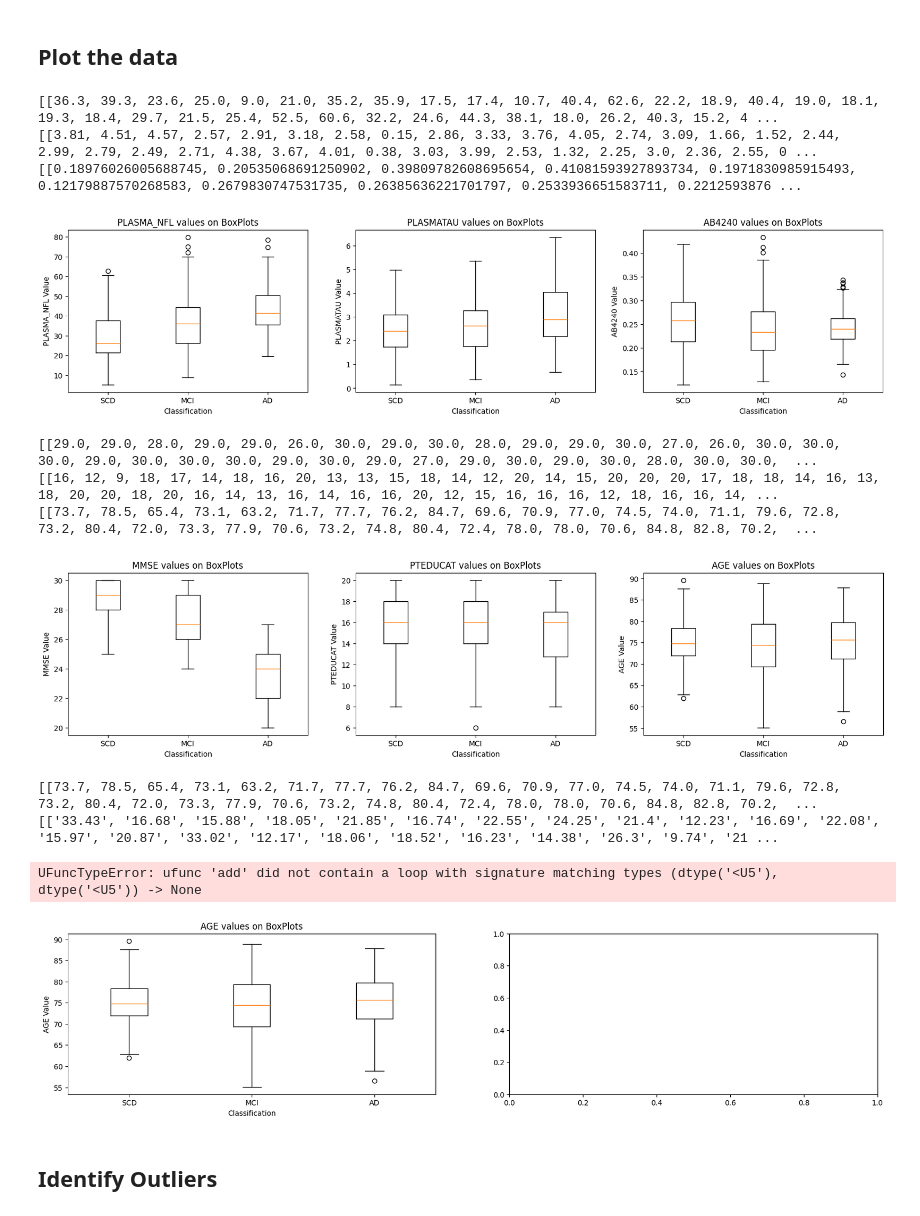
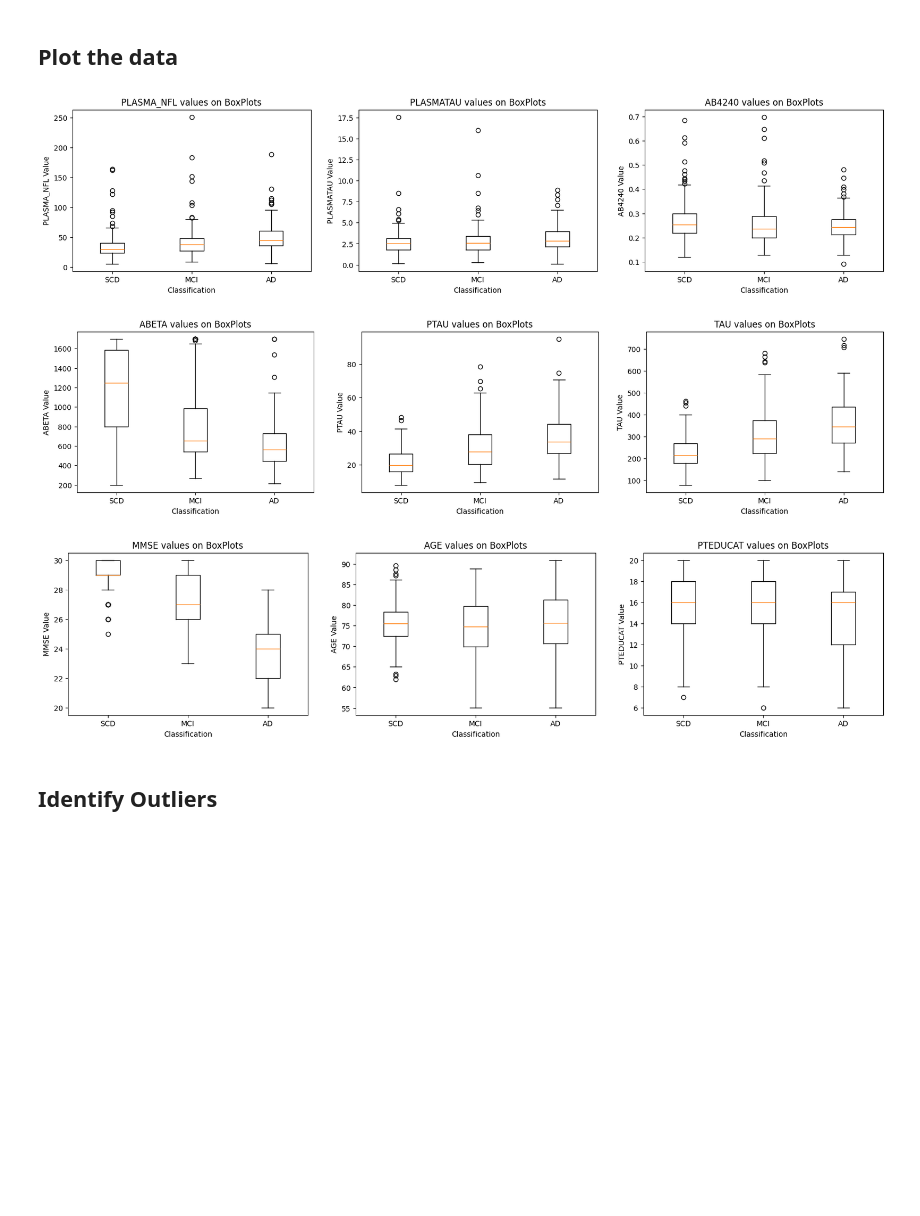
Before and after one commit to danielmakin/NoMoreAlzheimersDisease, a Jupyter notebook: PreProcessingFiles/PreProcessing.ipynb, the cells around one changed output. Saved outputs shown, nothing was run; the diff lists cells and outputs as text; code cells hidden in the pictures; blank space fills up the shorter version.

```diff
--- a/PreProcessingFiles/PreProcessing.ipynb
+++ b/PreProcessingFiles/PreProcessing.ipynb
@@ -11,13 +11,12 @@ fields_needed = ['RID', 'VISCODE', 'PLASMA_NFL', 'PLASMATAU', 'AB42', 'AB40'] #
 abvals = ['AB42', 'AB40']
 
 display1 = ['PLASMA_NFL', 'PLASMATAU', 'AB4240'] # These should be the biomarker values
-display2 = ['MMSE', 'PTEDUCAT', 'AGE'] # This should be the Non-Blood values, such as MMSE etc.
+display2 = ['ABETA', 'PTAU', 'TAU'] # This should be the Non-Blood values, such as MMSE etc.
+display3 = ['MMSE', 'AGE', 'PTEDUCAT']
 
 output_file_path = "File1/"
 
 # Pre-Split Training and Testing (Ensure Dist. of classes)
-# Take SMOTE Out
-# ADD Other Biomarkers
 # %%
 #TODO: Deal with NULL values
 %reload_ext autoreload
@@ -48,6 +46,6 @@ preprocessor.df
 | 523 | 1423 | bl | 35.3 | 2.77 | 0.171963 |
 524 rows × 5 columns
 # %%
-preprocessor.add_adni_merge_data(['RID', 'VISCODE', 'DX', 'PLASMA_NFL', 'PLASMATAU', 'AB4240', 'MMSE', 'PTEDUCAT', 'AGE', 'PTAU', 'TAU'])
+preprocessor.add_adni_merge_data(['RID', 'VISCODE', 'DX', 'PLASMA_NFL', 'PLASMATAU', 'AB4240', 'MMSE', 'AGE', 'PTEDUCAT', 'PTAU', 'TAU', 'PTGENDER', 'ABETA'])
 preprocessor.df
 # %% [output]
@@ -89,23 +87,14 @@ preprocessor.df
 # %%
 from PreProcessingPy import visual_display
 vd = visual_display(preprocessor.df)
 
 vd.display(display1)
 vd.display(display2)
-vd.display(['TAU', 'PTAU'])
+vd.display(display3)
 # %% [output]
-[[36.3, 39.3, 23.6, 25.0, 9.0, 21.0, 35.2, 35.9, 17.5, 17.4, 10.7, 40.4, 62.6, 22.2, 18.9, 40.4, 19.0, 18.1, 19.3, 18.4, 29.7, 21.5, 25.4, 52.5, 60.6, 32.2, 24.6, 44.3, 38.1, 18.0, 26.2, 40.3, 15.2, 4 ...
-[[3.81, 4.51, 4.57, 2.57, 2.91, 3.18, 2.58, 0.15, 2.86, 3.33, 3.76, 4.05, 2.74, 3.09, 1.66, 1.52, 2.44, 2.99, 2.79, 2.49, 2.71, 4.38, 3.67, 4.01, 0.38, 3.03, 3.99, 2.53, 1.32, 2.25, 3.0, 2.36, 2.55, 0 ...
-[[0.18976026005688745, 0.20535068691250902, 0.39809782608695654, 0.41081593927893734, 0.1971830985915493, 0.12179887570268583, 0.2679830747531735, 0.26385636221701797, 0.2533936651583711, 0.2212593876 ...
-[figure, old version]
+[figure, new version]
-[[29.0, 29.0, 28.0, 29.0, 29.0, 26.0, 30.0, 29.0, 30.0, 28.0, 29.0, 29.0, 30.0, 27.0, 26.0, 30.0, 30.0, 30.0, 29.0, 30.0, 30.0, 30.0, 29.0, 30.0, 29.0, 27.0, 29.0, 30.0, 29.0, 30.0, 28.0, 30.0, 30.0,  ...
-[[16, 12, 9, 18, 17, 14, 18, 16, 20, 13, 13, 15, 18, 14, 12, 20, 14, 15, 20, 20, 20, 17, 18, 18, 14, 16, 13, 18, 20, 20, 18, 20, 16, 14, 13, 16, 14, 16, 16, 20, 12, 15, 16, 16, 16, 12, 18, 16, 16, 14, ...
-[[73.7, 78.5, 65.4, 73.1, 63.2, 71.7, 77.7, 76.2, 84.7, 69.6, 70.9, 77.0, 74.5, 74.0, 71.1, 79.6, 72.8, 73.2, 80.4, 72.0, 73.3, 77.9, 70.6, 73.2, 74.8, 80.4, 72.4, 78.0, 78.0, 70.6, 84.8, 82.8, 70.2,  ...
-[figure, old version]
+[figure, new version]
-[[73.7, 78.5, 65.4, 73.1, 63.2, 71.7, 77.7, 76.2, 84.7, 69.6, 70.9, 77.0, 74.5, 74.0, 71.1, 79.6, 72.8, 73.2, 80.4, 72.0, 73.3, 77.9, 70.6, 73.2, 74.8, 80.4, 72.4, 78.0, 78.0, 70.6, 84.8, 82.8, 70.2,  ...
-[['33.43', '16.68', '15.88', '18.05', '21.85', '16.74', '22.55', '24.25', '21.4', '12.23', '16.69', '22.08', '15.97', '20.87', '33.02', '12.17', '18.06', '18.52', '16.23', '14.38', '26.3', '9.74', '21 ...
-UFuncTypeError: ufunc 'add' did not contain a loop with signature matching types (dtype('<U5'), dtype('<U5')) -> None
-[figure, old version]
+[figure, new version]
 # %%
 # Write this to the Data file
 preprocessor.write_to_csv(output_file_path + '/UnCleanData/data.csv')
```
Also changed, not shown: parts of 11 cells of this notebook, 7 other files.
